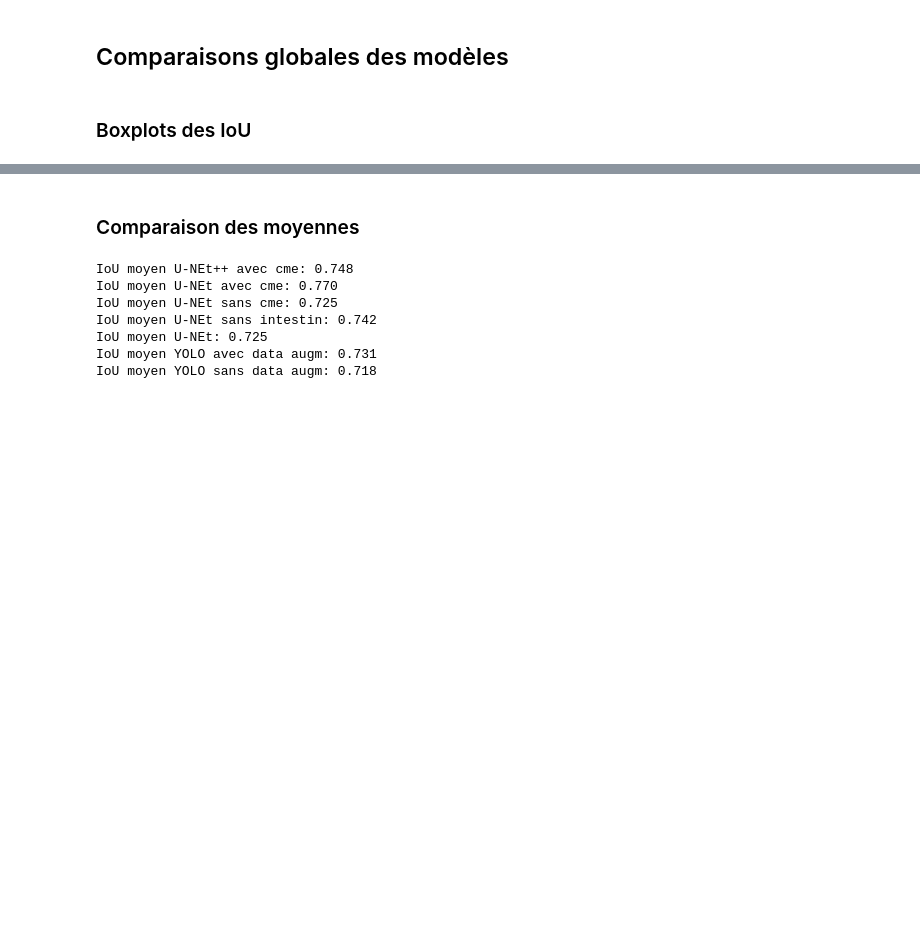
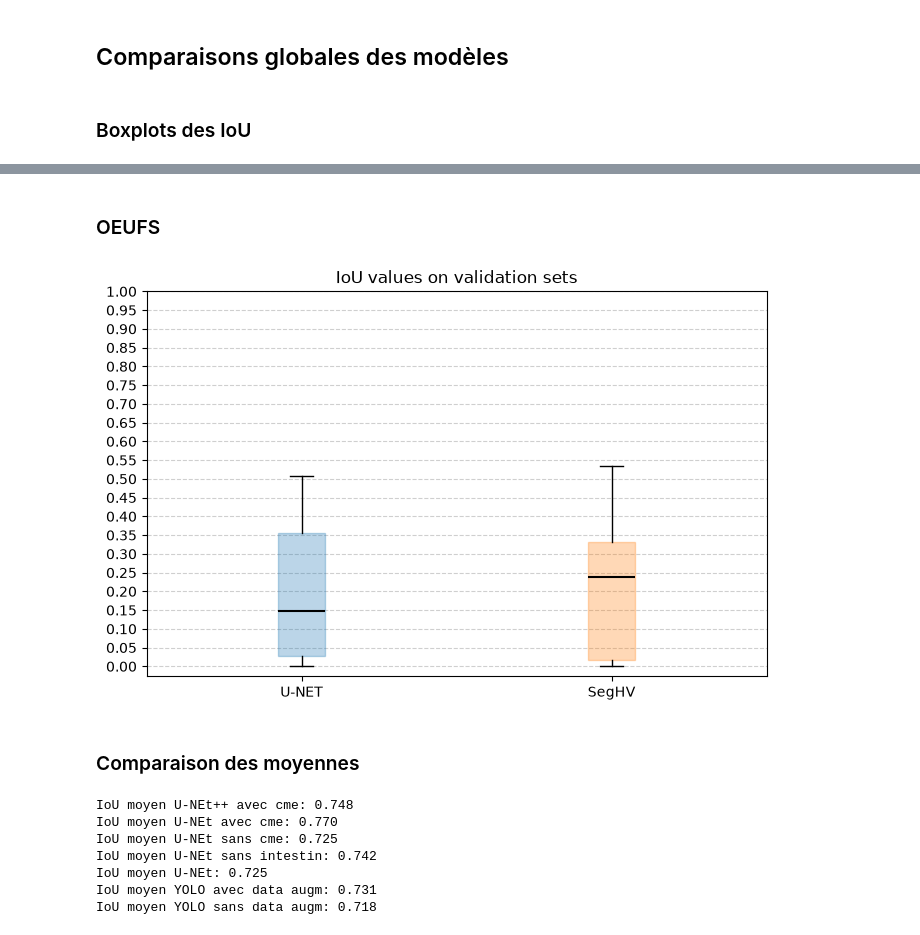
Before and after one commit to loranedp/Stage-GonAIde-2026, a Jupyter notebook: Debut/Résultats/Analyses_des_modeles.ipynb, the cells around one changed output, grey strips where cells are left out. Drawn from its saved outputs; the diff is of its cells as text; code cells hidden in the pictures; blank space fills up the shorter version.

```diff
--- a/Debut/Résultats/Analyses_des_modeles.ipynb
+++ b/Debut/Résultats/Analyses_des_modeles.ipynb
@@ -150,3 +158,13 @@ create_boxplot(data, labels, colors, limite_echelle=limite)
+# %% [markdown]
+### OEUFS
+# %%
+data = [IOU_UNET_oeufs , IOU_SegHV_oeufs]
+labels = ["U-NET", "SegHV"]
+colors = ["#1f77b4", "#ff7f0e", "#2ca02c", "#d62728", "#d629c1", "#121b82"]  # Bleu, Orange, Vert, Rouge
+limite = np.arange(0.0, 1.01, 0.05)
+create_boxplot(data, labels, colors, limite_echelle=limite)
+# %% [output]
+[figure, added]
 # %% [markdown]
 ### Comparaison des moyennes
 # %%
```
Also changed, not shown: parts of 4 cells of this notebook, 2 other files.
